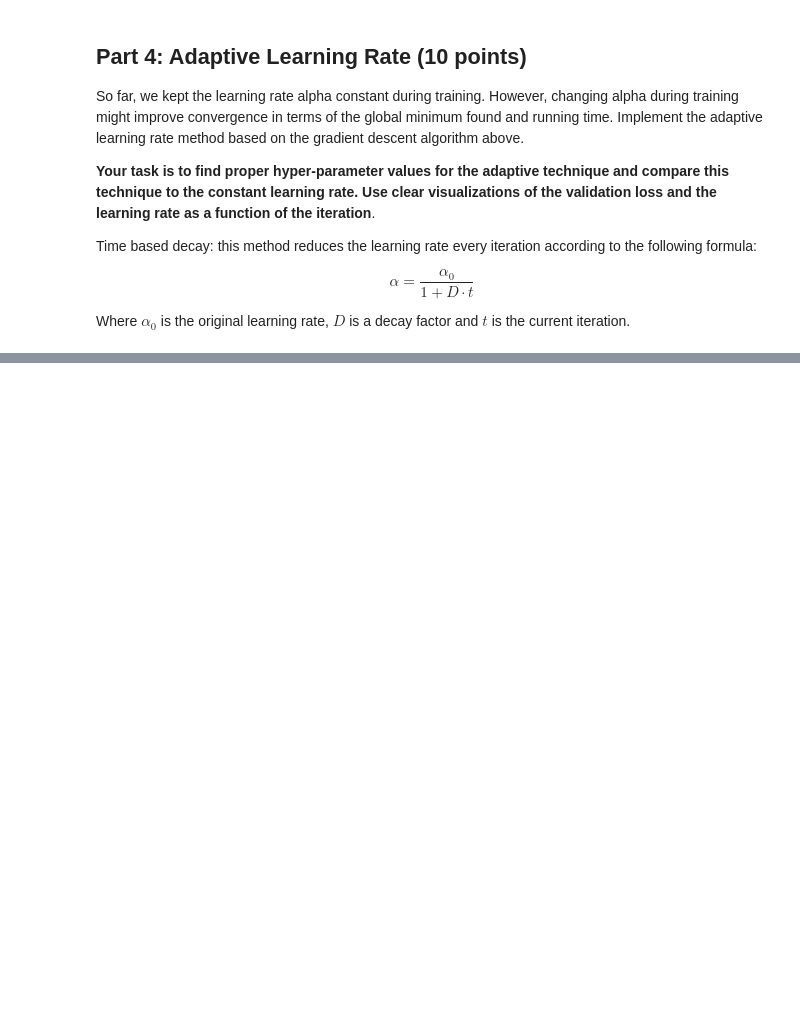
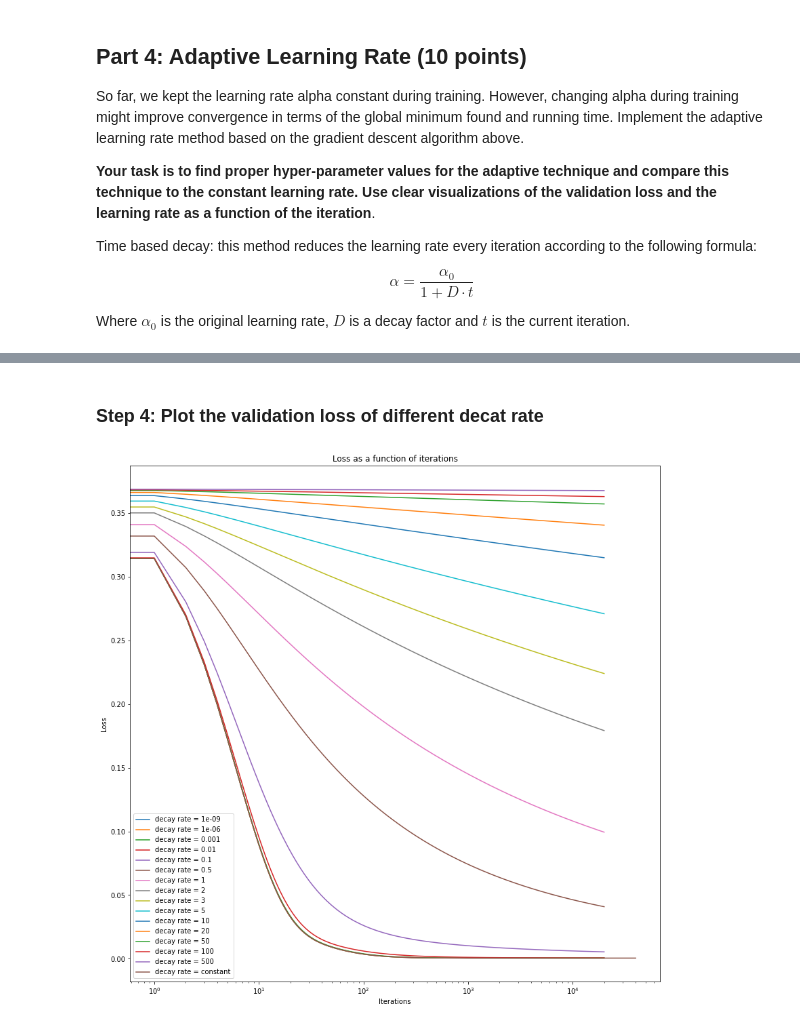
Before and after one commit to RoyR-IDC/MachineLearningFromData, a Jupyter notebook: HW1/203972922_201312907.ipynb, the cells around one changed output, grey strips where cells are left out. Cells and saved outputs as stored; diff of their text form; code cells hidden in the pictures; blank space fills up the shorter version.

```diff
--- a/HW1/203972922_201312907.ipynb
+++ b/HW1/203972922_201312907.ipynb
@@ -428,7 +428,7 @@ def efficient_gradient_descent(X, y, theta, alpha, num_iters):
             break
 
         # compute cost function to keep track of the loss value during the gradient descent steps
-        current_J = compute_cost(X_train, y_train, new_theta_vec)
+        current_J = compute_cost(X, y, new_theta_vec)
         J_history.append(current_J)
 
         # Early stop condition by the desired loss value
@@ -861,0 +974,15 @@ def find_decay_rate(X_train, y_train, X_val, y_val, iterations):
+# %%
+X = df.drop(columns=['price', 'id', 'date']).values
+y = df['price'].values
+
+# Preprocess
+X, y = preprocess(X, y)
+
+# Bias trick
+X =  add_bias_to_X(X)
+
+# training and validation split
+indices = np.random.permutation(X.shape[0])
+idx_train, idx_val = indices[:int(0.8*X.shape[0])], indices[int(0.8*X.shape[0]):]
+X_train, X_val = X[idx_train,:], X[idx_val,:]
+y_train, y_val = y[idx_train], y[idx_val]
@@ -862,3 +991,4 @@ def find_decay_rate(X_train, y_train, X_val, y_val, iterations):
 # %%
-decay_rate_dict, J_history_list = find_decay_rate(X_train, y_train, X_val, y_val, 100)
+%%time
+decay_rate_dict = check_decay_rates(X_train, y_train, X_val, y_val, 20000)
 # %% [output]
@@ -870,0 +1012,12 @@ print(best_decay_rate)
+# %%
+%%time
+# get values for a constant alpha
+initial_theta = np.ones(X_train.shape[1])
+initial_alpha = 1
+suggested_theta, J_history = efficient_gradient_descent(X_train, y_train, initial_theta, initial_alpha , iterations)
+validation_J_for_specific_decay_rate = compute_cost(X_val, y_val, suggested_theta)
+decay_rate_dict['constant'] =  {
+    'validation_j': validation_J_for_specific_decay_rate,
+    'J_history': J_history,
+    'alpha_history': np.ones((20000,)),
+}
@@ -871,18 +1027,17 @@ print(best_decay_rate)
+# %% [markdown]
+### Step 4: Plot the validation loss of different decat rate
 # %%
 %%time
-###########################################################################
-#                            START OF YOUR CODE                           #
-###########################################################################
 
-plt.figure(0)
-plt.plot(np.arange(len(loss)), loss, label=f'alpha={alpha}')
+plt.figure(0, figsize=(14, 14))
+for decay_rate, values in decay_rate_dict.items():
+    plt.plot(np.arange(len(values['J_history'])), values['J_history'], label=f'decay rate = {decay_rate}')
 
 plt.xscale('log')
 plt.xlabel('Iterations')
 plt.ylabel('Loss')
 plt.title('Loss as a function of iterations')
 plt.legend()
 plt.show()
-###########################################################################
-#                             END OF YOUR CODE                            #
-###########################################################################
+# %% [output]
+[figure, added]
```
Also changed, not shown: parts of 39 cells of this notebook.
